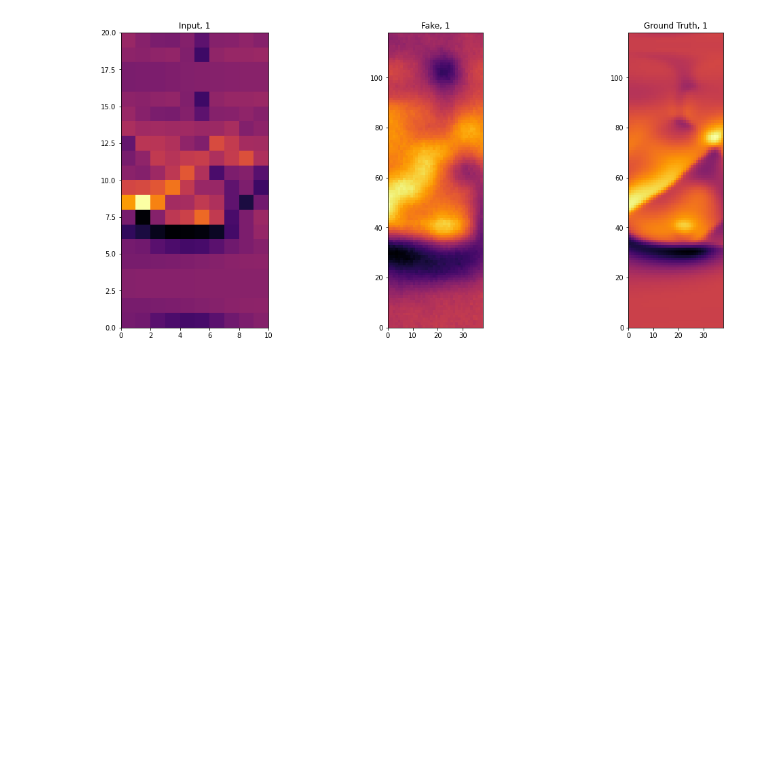
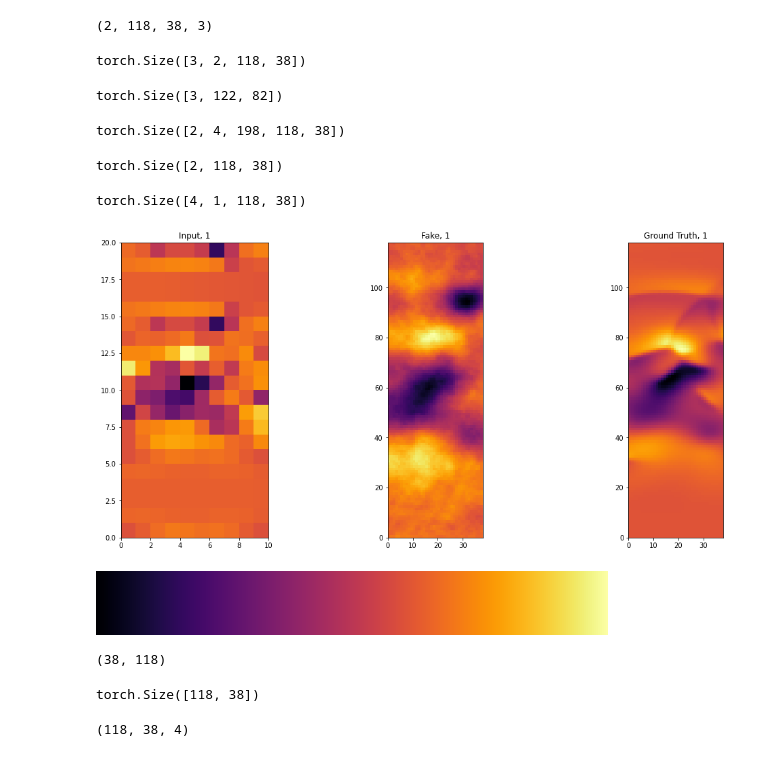
Before and after one commit to tvhahn/EarthGAN, a Jupyter notebook: src/models/train_model.ipynb, the cells around one changed output. Saved outputs shown, nothing was run; the diff lists cells and outputs as text; code cells hidden in the pictures; blank space fills up the shorter version.

Commit message:
building integration with tensorboard

```diff
--- a/src/models/train_model.ipynb
+++ b/src/models/train_model.ipynb
@@ -138,0 +185,2 @@ epoch 62
+# %%
+fake = gen(x_input).cpu()[0,0,0,:,:]
@@ -138,0 +203,6 @@ epoch 62
+# %%
+fig, ax = plt.subplots(1,1, figsize=(6,6))
+ax.pcolormesh(x_truth.cpu().detach()[0,0,0,:,:], cmap='inferno',
+              vmin=0, vmax=1
+             )
+ax.set_aspect(1)
@@ -138,0 +217,21 @@ epoch 62
+# %%
+numpy_output_static.shape
+# %% [output]
+(2, 118, 38, 3)
+# %%
+n = torch.movedim(torch.tensor(numpy_output_static),3,1)
+n.shape
+# %% [output]
+torch.Size([3, 2, 118, 38])
+# %%
+img_grid_fake.shape
+# %% [output]
+torch.Size([3, 122, 82])
+# %%
+x_truth.shape
+# %% [output]
+torch.Size([2, 4, 198, 118, 38])
+# %%
+x_truth[:,0,0,:,:].shape
+# %% [output]
+torch.Size([2, 118, 38])
@@ -139,3 +240,7 @@ epoch 62
+# %%
+x.shape
+# %% [output]
+torch.Size([4, 1, 118, 38])
 # %%
 # randomly select image
 data = earth_dataset[0]
@@ -152,32 +257,40 @@ var_to_plot = 3
 
 # create image
 color_scheme='inferno'
 fig, axes = plt.subplots(1,3, figsize=(18,8))
 
 for ax, title in zip(axes.flat, title_list):
 
 
     # downscaled data
     if title == 'Input':
 
         ax.pcolormesh(x_input[0,var_to_plot,r_index,:,:].cpu(), cmap=color_scheme)
         ax.set_title(f"{title}, {r_index}")
         ax.set_aspect(1)
 
     # downscaled data
     if title == 'Fake':
 
         ax.pcolormesh(fake[0,var_to_plot,r_index,:,:].cpu(), cmap=color_scheme)
         ax.set_title(f"{title}, {r_index}")
         ax.set_aspect(1)
 
     # original data
     if title == 'Ground Truth':
 
-        ax.pcolormesh(x_truth[0,var_to_plot,r_index,:,:].cpu(), cmap=color_scheme)
+        img = ax.pcolormesh(x_truth[0,var_to_plot,r_index,:,:].cpu(), cmap=color_scheme)
         ax.set_title(f"{title}, {r_index}")
         ax.set_aspect(1)
 
 plt.show()
 # %% [output]
-[figure, old version]
+[figure, new version]
+# %%
+img.cmap
+# %% [output]
+[figure, added]
+# %%
+img.get_array().reshape(img._meshWidth, img._meshHeight).shape
+# %% [output]
+(38, 118)
@@ -183,0 +306,8 @@ plt.show()
+# %%
+x_truth[0,var_to_plot,r_index,:,:].shape
+# %% [output]
+torch.Size([118, 38])
+# %%
+numpy_output_static.shape
+# %% [output]
+(118, 38, 4)
```
Also changed, not shown: parts of 19 cells of this notebook, 2 other files.
